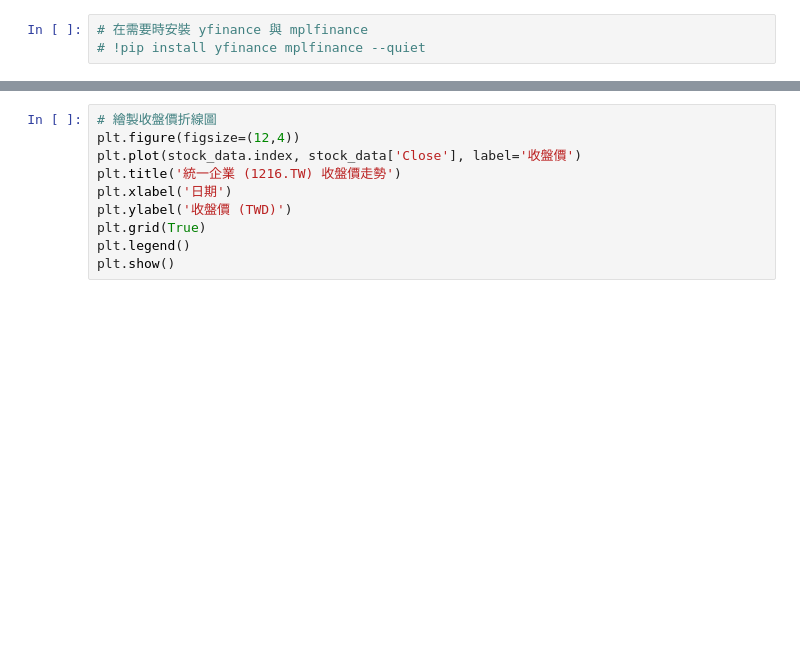
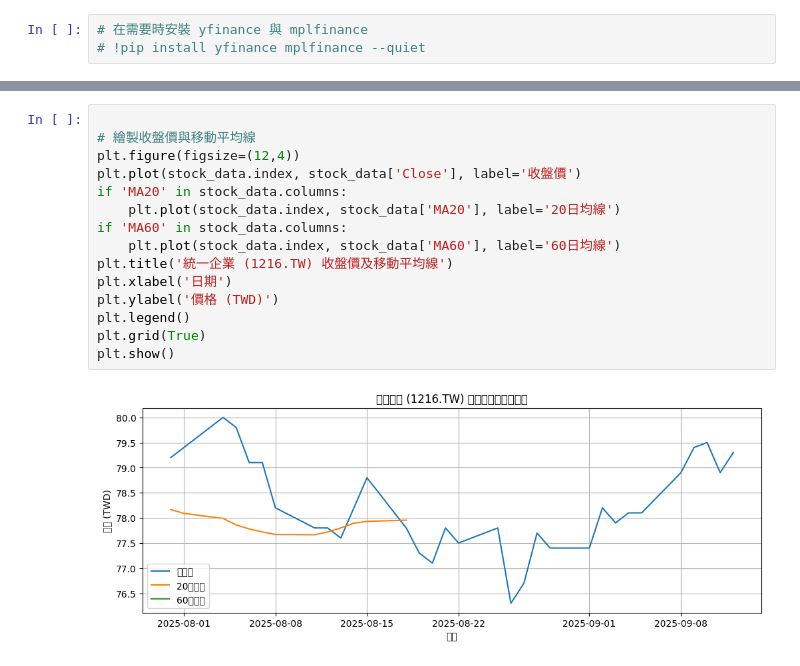
Before and after one commit to a820924a/stock_1216_analysis, a Jupyter notebook: stock_1216_analysis.ipynb, the cells around one changed output, grey strips where cells are left out. Cells and saved outputs as stored; diff of their text form; blank space fills up the shorter version.

Commit message:
Update notebook: removed intro and added fallback data with charts

```diff
--- a/stock_1216_analysis.ipynb
+++ b/stock_1216_analysis.ipynb
@@ -24,11 +74,18 @@ stock_data.head()
 # %%
-# 繪製收盤價折線圖
+
+# 繪製收盤價與移動平均線
 plt.figure(figsize=(12,4))
 plt.plot(stock_data.index, stock_data['Close'], label='收盤價')
-plt.title('統一企業 (1216.TW) 收盤價走勢')
+if 'MA20' in stock_data.columns:
+    plt.plot(stock_data.index, stock_data['MA20'], label='20日均線')
+if 'MA60' in stock_data.columns:
+    plt.plot(stock_data.index, stock_data['MA60'], label='60日均線')
+plt.title('統一企業 (1216.TW) 收盤價及移動平均線')
 plt.xlabel('日期')
-plt.ylabel('收盤價 (TWD)')
+plt.ylabel('價格 (TWD)')
+plt.legend()
 plt.grid(True)
-plt.legend()
 plt.show()
+# %% [output]
+[figure, added]
 # %%
```
Also changed, not shown: parts of 5 cells of this notebook.
